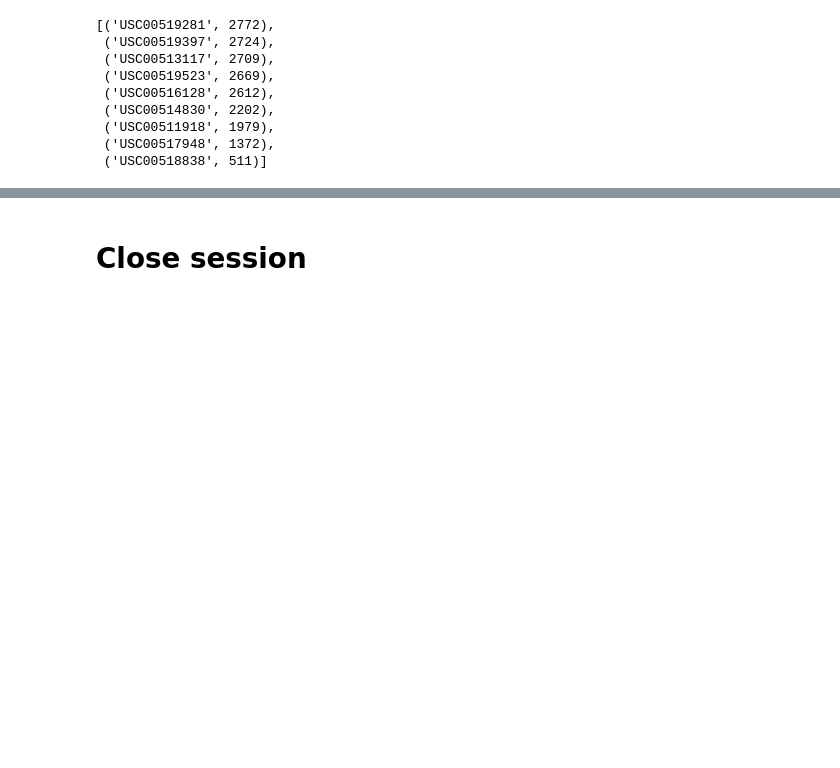
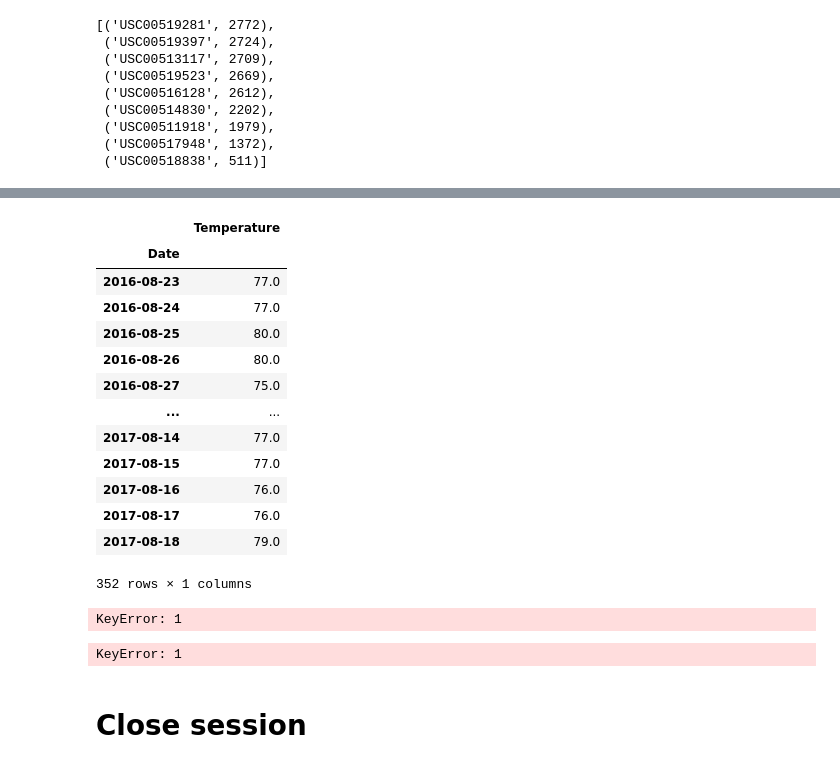
Before and after one commit to burnettaw/sqlalchemy-challenge, a Jupyter notebook: climate_starter.ipynb, the cells around one changed output, grey strips where cells are left out. Saved outputs shown, nothing was run; the diff lists cells and outputs as text; code cells hidden in the pictures; blank space fills up the shorter version.

```diff
--- a/climate_starter.ipynb
+++ b/climate_starter.ipynb
@@ -146,3 +185,5 @@ group_by(Measurement.station).order_by(func.count(Measurement.station).desc()).a
 # %%
 # Using the most active station id
 # Query the last 12 months of temperature observation data for this station and plot the results as a histogram
+temp_result = session.query(Measurement.date, Measurement.tobs).filter(Measurement.date >= lastyear, Measurement.station == "USC00519281").all()
+temp_result
@@ -149,3 +208,46 @@ group_by(Measurement.station).order_by(func.count(Measurement.station).desc()).a
+# %%
+# Save the query results as a Pandas DataFrame and set the index to the date column
+temperature = pd.DataFrame(temp_result, columns=["Date", "Temperature"])
+temperature.set_index("Date", inplace=True)
+
+
+# Sort the dataframe by date
+temperature2 = temperature.sort_values("Date")
+temperature2
+# %% [output]
+|  | Temperature |
+| Date |  |
+| 2016-08-23 | 77.0 |
+| 2016-08-24 | 77.0 |
+| 2016-08-25 | 80.0 |
+| 2016-08-26 | 80.0 |
+| 2016-08-27 | 75.0 |
+| ... | ... |
+| 2017-08-14 | 77.0 |
+| 2017-08-15 | 77.0 |
+| 2017-08-16 | 76.0 |
+| 2017-08-17 | 76.0 |
+| 2017-08-18 | 79.0 |
+352 rows × 1 columns
+# %%
+temperature2[1]
+# %% [output]
+KeyError: 1
+# %%
+N_points = temperature2[1]
+n_bins = 20
+
+# Generate a normal distribution, center at x=0 and y=5
+x = np.random.randn(N_points)
+y = .4 * x + np.random.randn(top_station_temp_max) + 5
+
+fig, axs = plt.subplots(1, 2, sharey=True, tight_layout=True)
+
+# We can set the number of bins with the `bins` kwarg
+axs[0].hist(x, bins=n_bins)
+axs[1].hist(y, bins=n_bins)
+# %% [output]
+KeyError: 1
 # %% [markdown]
 # Close session
 # %%
```
Also changed, not shown: parts of 7 cells of this notebook.
